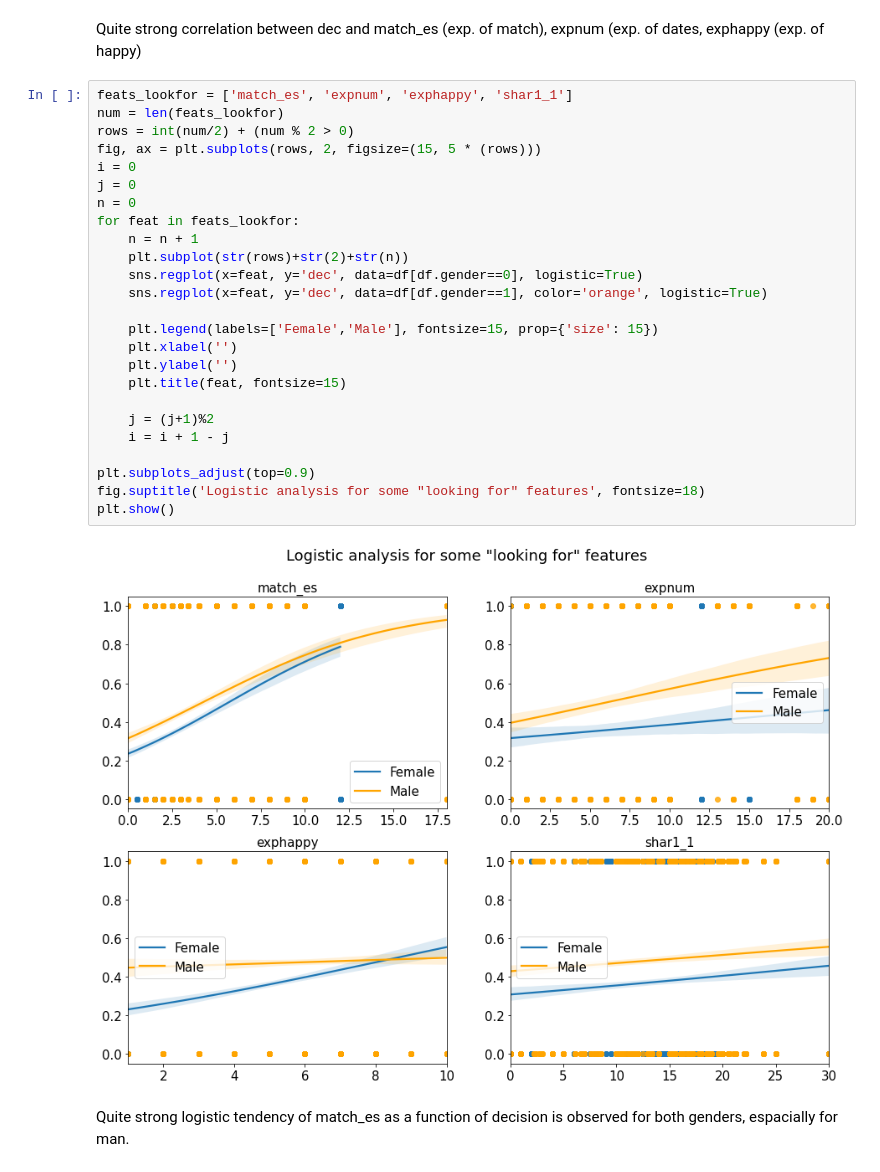
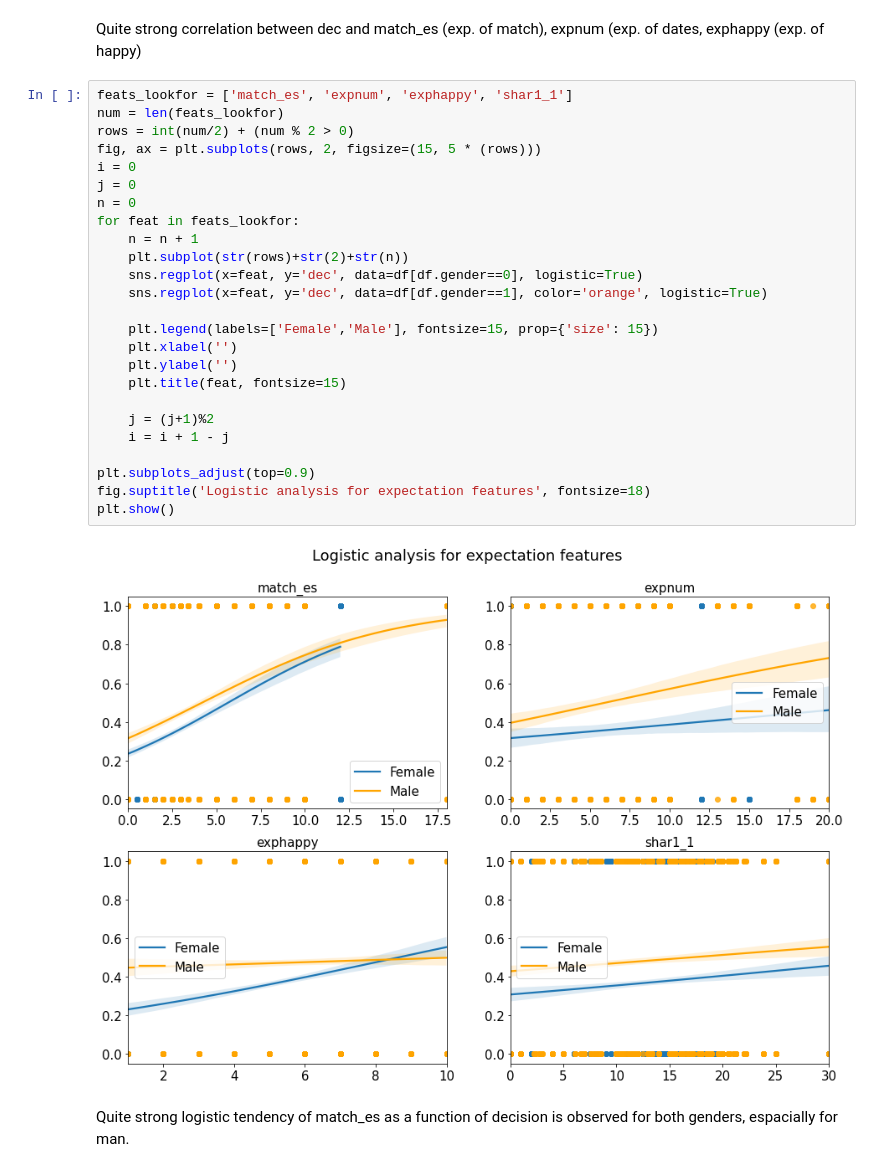
Before and after one commit to trangnghiem/Speed_Dating_Visuz_Classification, a Jupyter notebook: SpeedDating-Kaggle.ipynb, the cells around one changed output. Saved outputs shown, nothing was run; the diff lists cells and outputs as text.

```diff
--- a/SpeedDating-Kaggle.ipynb
+++ b/SpeedDating-Kaggle.ipynb
@@ -734,30 +733,30 @@ Quite strong correlation between dec and match_es (exp. of match), expnum (exp.
 # %%
 feats_lookfor = ['match_es', 'expnum', 'exphappy', 'shar1_1']
 num = len(feats_lookfor)
 rows = int(num/2) + (num % 2 > 0)
 fig, ax = plt.subplots(rows, 2, figsize=(15, 5 * (rows)))
 i = 0
 j = 0
 n = 0
 for feat in feats_lookfor:
     n = n + 1
     plt.subplot(str(rows)+str(2)+str(n))
     sns.regplot(x=feat, y='dec', data=df[df.gender==0], logistic=True)
     sns.regplot(x=feat, y='dec', data=df[df.gender==1], color='orange', logistic=True)
 
     plt.legend(labels=['Female','Male'], fontsize=15, prop={'size': 15})
     plt.xlabel('')
     plt.ylabel('')
     plt.title(feat, fontsize=15)
 
     j = (j+1)%2
     i = i + 1 - j
 
 plt.subplots_adjust(top=0.9)
-fig.suptitle('Logistic analysis for some "looking for" features', fontsize=18)
+fig.suptitle('Logistic analysis for expectation features', fontsize=18)
 plt.show()
 # %% [output]
-[figure, old version]
+[figure, new version]
 # %% [markdown]
 Quite strong logistic tendency of match_es as a function of decision is observed for both genders, espacially for man.
 # %% [markdown]
```
Also changed, not shown: parts of 4 cells of this notebook.
